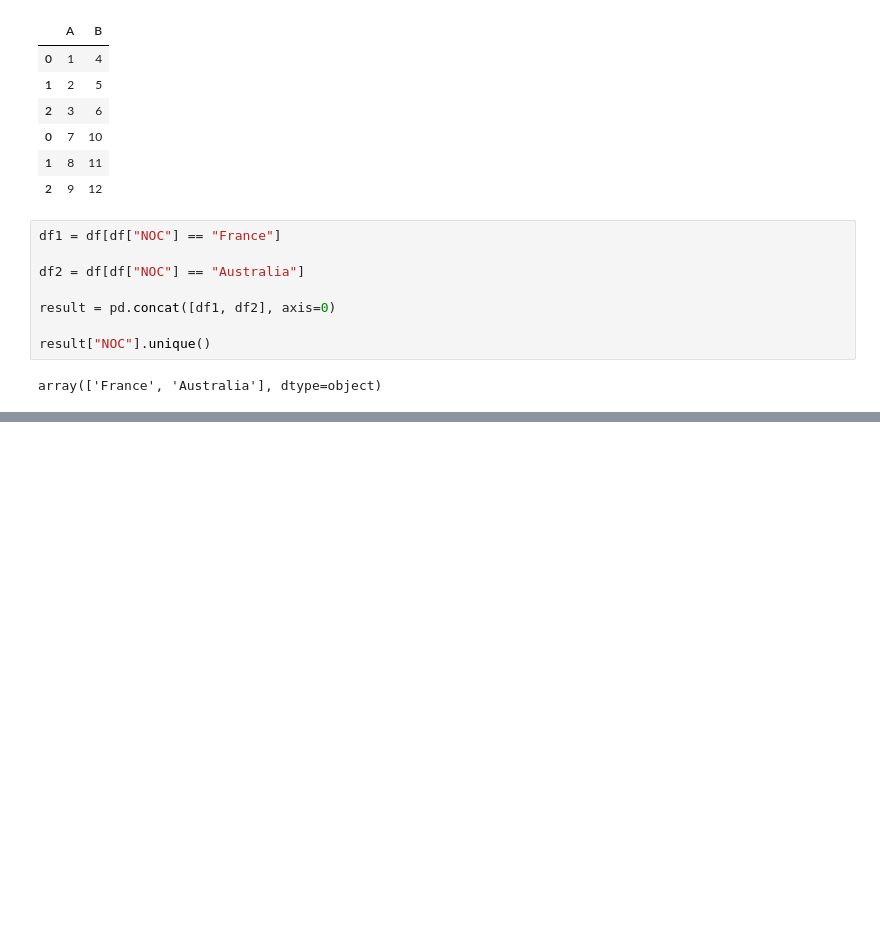
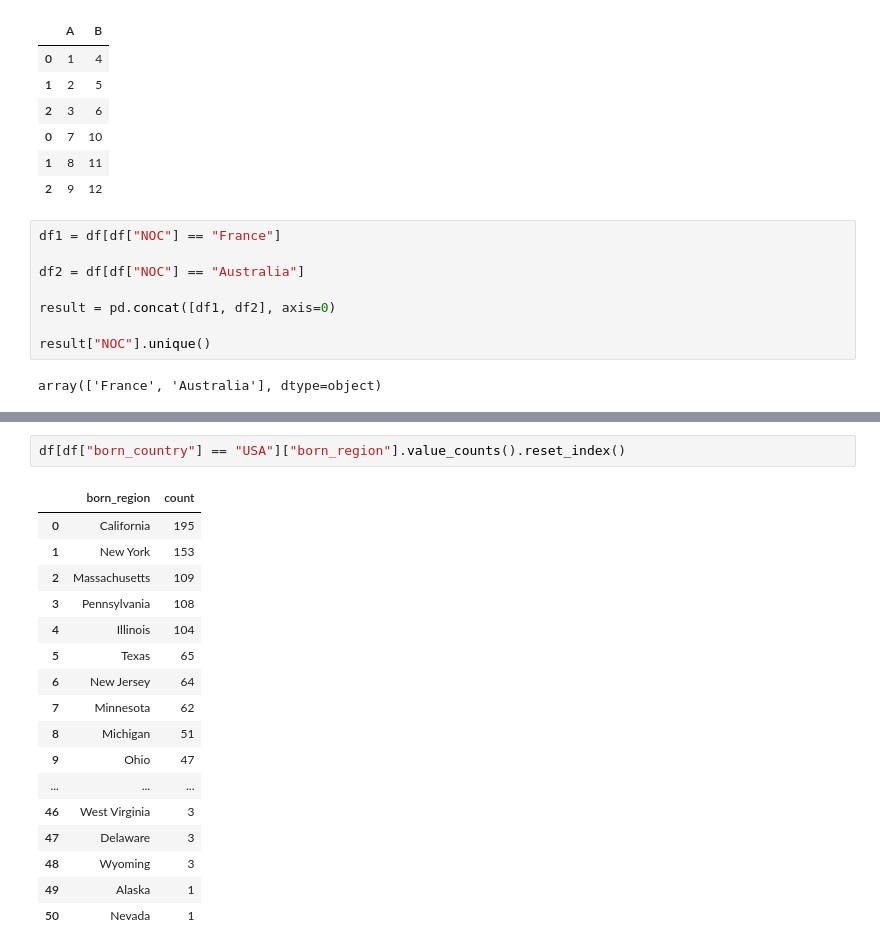
Before and after one commit to baxt1or/Pandas_Tutorial, a Jupyter notebook: pandas_tutorial.ipynb, the cells around one changed output, grey strips where cells are left out. Saved outputs shown, nothing was run; the diff lists cells and outputs as text; blank space fills up the shorter version.

```diff
--- a/pandas_tutorial.ipynb
+++ b/pandas_tutorial.ipynb
@@ -379,0 +406,20 @@ array(['France', 'Australia'], dtype=object)
+# %%
+df[df["born_country"] == "USA"]["born_region"].value_counts().reset_index()
+# %% [output]
+|  | born_region | count |
+| 0 | California | 195 |
+| 1 | New York | 153 |
+| 2 | Massachusetts | 109 |
+| 3 | Pennsylvania | 108 |
+| 4 | Illinois | 104 |
+| 5 | Texas | 65 |
+| 6 | New Jersey | 64 |
+| 7 | Minnesota | 62 |
+| 8 | Michigan | 51 |
+| 9 | Ohio | 47 |
+| ... | ... | ... |
+| 46 | West Virginia | 3 |
+| 47 | Delaware | 3 |
+| 48 | Wyoming | 3 |
+| 49 | Alaska | 1 |
+| 50 | Nevada | 1 |
```
Also changed, not shown: parts of 16 cells of this notebook.
